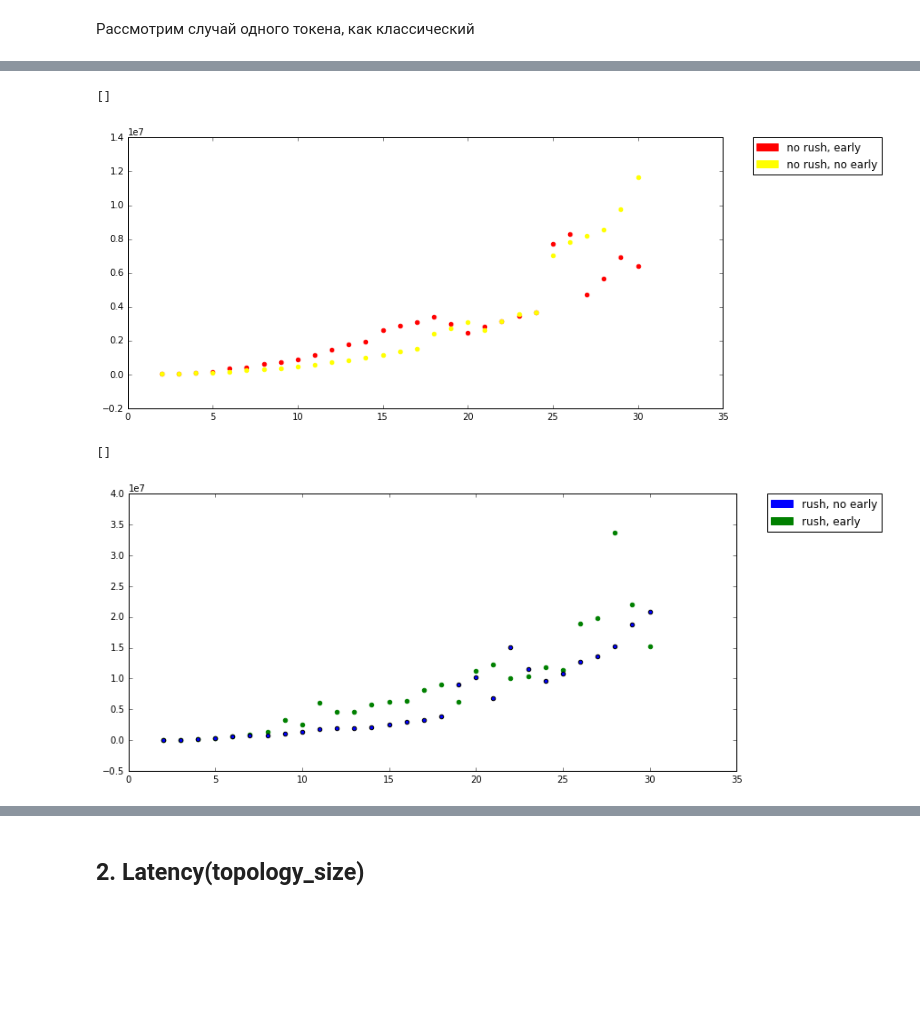
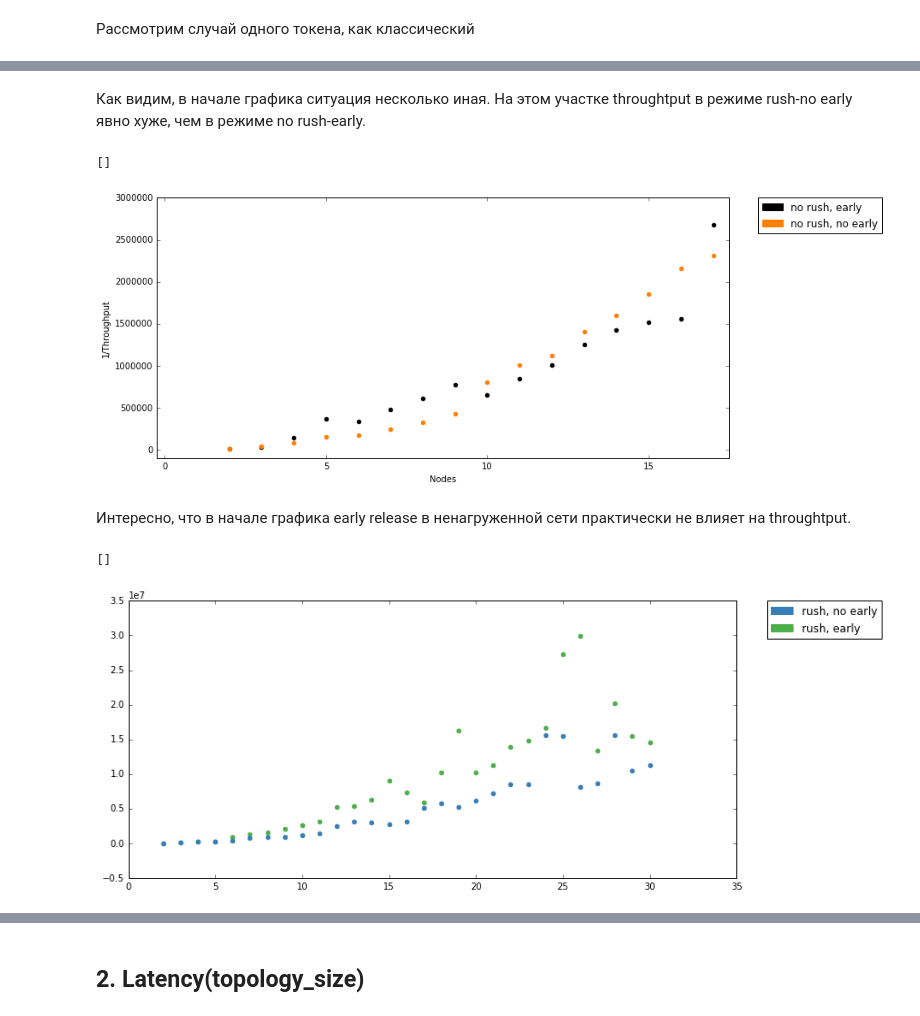
Before and after one commit to mrGlebao/TokenRing, a Jupyter notebook: research/MetaNotebookProcess.ipynb, the cells around one changed output, grey strips where cells are left out. Drawn from its saved outputs; the diff is of its cells as text; code cells hidden in the pictures; blank space fills up the shorter version.

```diff
--- a/research/MetaNotebookProcess.ipynb
+++ b/research/MetaNotebookProcess.ipynb
@@ -110,8 +116,8 @@ plt.plot()
 # %%
-red_patch = mpatches.Patch(color='red', label='no rush, early')
-yellow_patch = mpatches.Patch(color='yellow', label='no rush, no early')
-green_patch = mpatches.Patch(color='green', label='rush, early')
-blue_patch = mpatches.Patch(color='blue', label='rush, no early')
+red_patch = mpatches.Patch(color='black', label='no rush, early')
+yellow_patch = mpatches.Patch(color="#ff7f00", label='no rush, no early')
+green_patch = mpatches.Patch(color="#4daf4a", label='rush, early')
+blue_patch = mpatches.Patch(color="#377eb8", label='rush, no early')
 # %% [markdown]
 ## 1. Throughput(topology_size)
 # %% [markdown]
@@ -119,22 +167,29 @@ blue_patch = mpatches.Patch(color='blue', label='rush, no early')
+# %% [markdown]
+Как видим, в начале графика ситуация несколько иная. На этом участке throughtput в режиме rush-no early явно хуже, чем в режиме no rush-early.
 # %%
 figure_for_scatter()
 plt.subplot(211)
-plt.scatter(norush_early_1toc["top"], norush_early_1toc["cir"]/norush_early_1toc["tok"], color="red")
-# plt.plot()
-# plt.subplot(212)
-plt.scatter(norush_noearly_1toc["top"], norush_noearly_1toc["cir"]/norush_noearly_1toc["tok"], color="yellow")
+plt.xlabel("Nodes")
+plt.ylabel("1/Throughput")
+plt.scatter(norush_early_1toc["top"], norush_early_1toc["cir"]/norush_early_1toc["tok"], color="black")
+plt.scatter(norush_noearly_1toc["top"], norush_noearly_1toc["cir"]/norush_noearly_1toc["tok"], color="#ff7f00")
+
 plt.legend(bbox_to_anchor=(1.05, 1), loc=2, borderaxespad=0., handles=[red_patch, yellow_patch])
+plt.ylim(ymax=3000000, ymin = -100000)
+plt.xlim(xmax=17.5, xmin = -0.25)
 plt.plot()
 # %% [output]
 []
-[figure, old version]
+[figure, new version]
+# %% [markdown]
+Интересно, что в начале графика early release в ненагруженной сети практически не влияет на throughtput.
 # %%
 figure_for_scatter()
 plt.subplot(211)
-plt.scatter(rush_early_1toc["top"], rush_early_1toc["cir"]/rush_early_1toc["tok"], color="green")
-plt.scatter(rush_noearly_1toc["top"], rush_noearly_1toc["cir"]/rush_noearly_1toc["tok"])
+plt.scatter(rush_early_1toc["top"], rush_early_1toc["cir"]/rush_early_1toc["tok"], color="#4daf4a")
+plt.scatter(rush_noearly_1toc["top"], rush_noearly_1toc["cir"]/rush_noearly_1toc["tok"], color="#377eb8")
 plt.legend(bbox_to_anchor=(1.05, 1), loc=2, borderaxespad=0., handles=[blue_patch, green_patch])
 plt.plot()
 # %% [output]
 []
-[figure, old version]
+[figure, new version]
```
Also changed, not shown: parts of 45 cells of this notebook, 9 other files.
